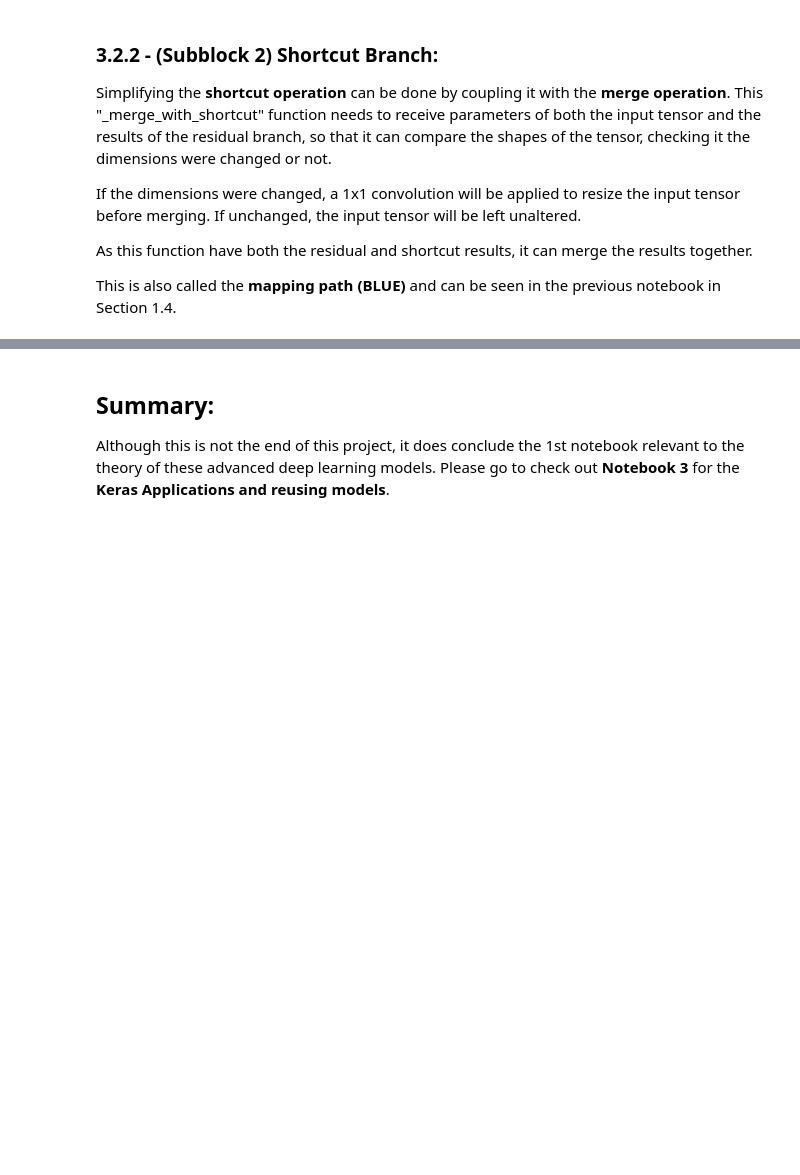
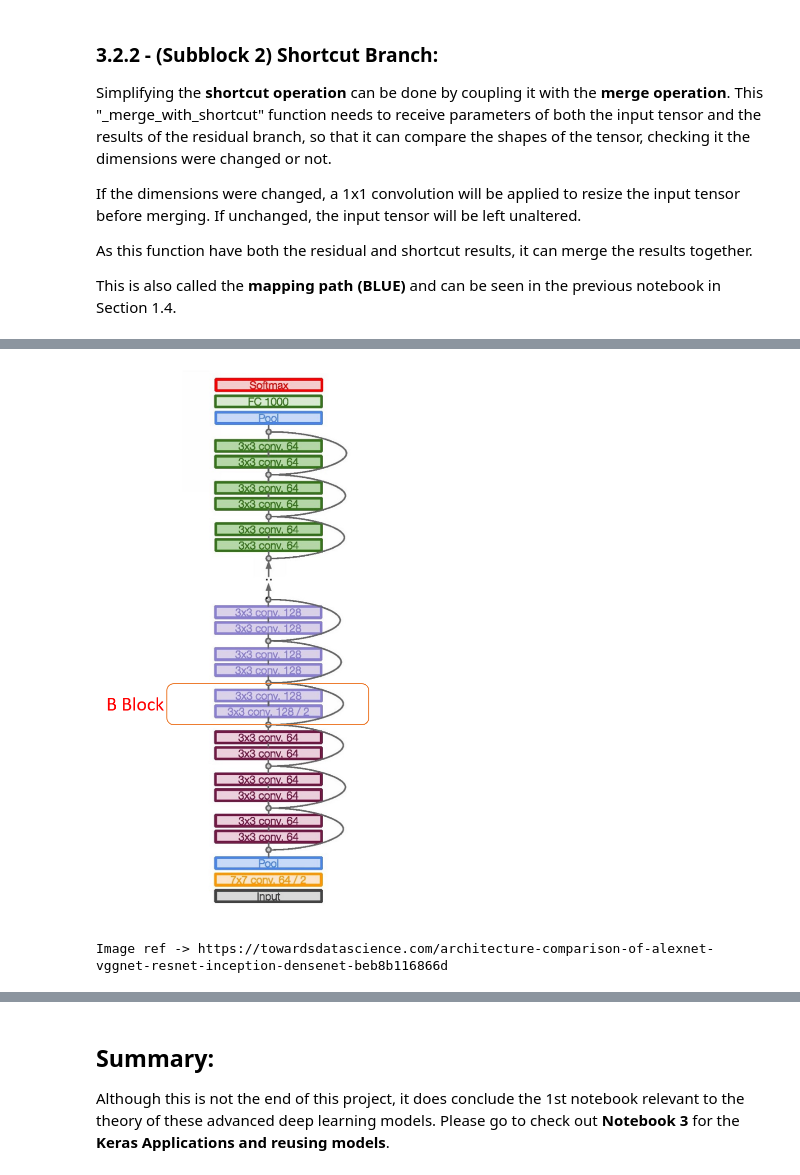
Before and after one commit to ylee9107/ComputerVisionTensorFlow2_myLearning, a Jupyter notebook: 4 - Influential Classifiers/Influential Classifiers_Notebook2.ipynb, the cells around one changed output, grey strips where cells are left out. Drawn from its saved outputs; the diff is of its cells as text; code cells hidden in the pictures; blank space fills up the shorter version.

```diff
--- a/4 - Influential Classifiers/Influential Classifiers_Notebook2.ipynb
+++ b/4 - Influential Classifiers/Influential Classifiers_Notebook2.ipynb
@@ -395,0 +523,7 @@ def _merge_with_shortcut(kernel_initialiser = 'he_normal', kernel_regulariser =
+# %%
+# ResNet Architecture:
+display(Image(image_path + 'ResNet_b_block.PNG', width=350, unconfined=True))
+print('Image ref -> https://towardsdatascience.com/architecture-comparison-of-alexnet-vggnet-resnet-inception-densenet-beb8b116866d')
+# %% [output]
+[figure, added]
+Image ref -> https://towardsdatascience.com/architecture-comparison-of-alexnet-vggnet-resnet-inception-densenet-beb8b116866d
```
Also changed, not shown: parts of 16 cells of this notebook.
